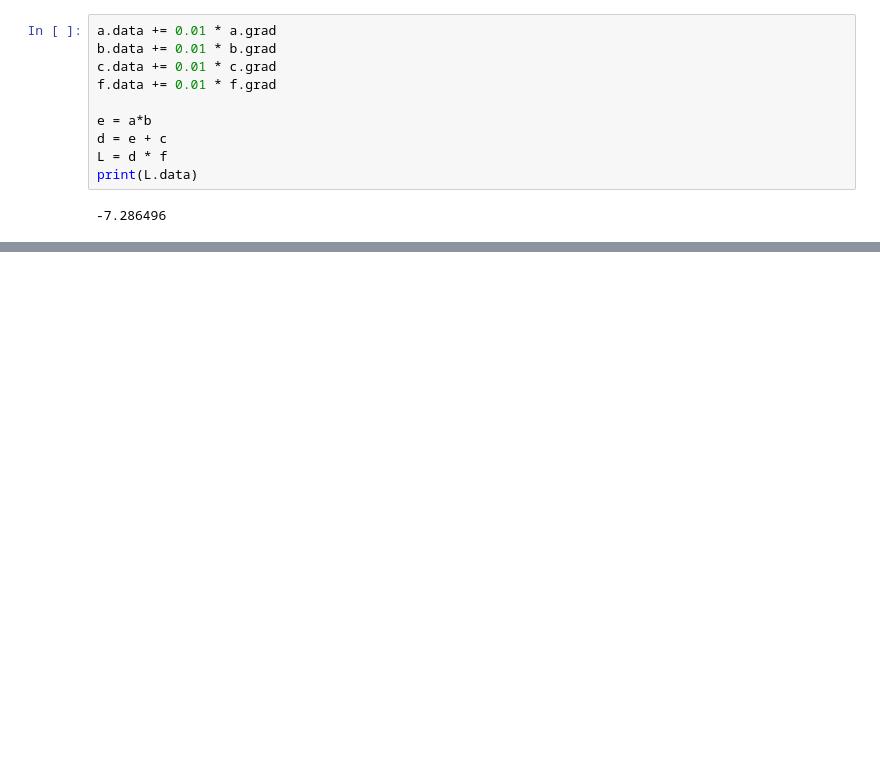
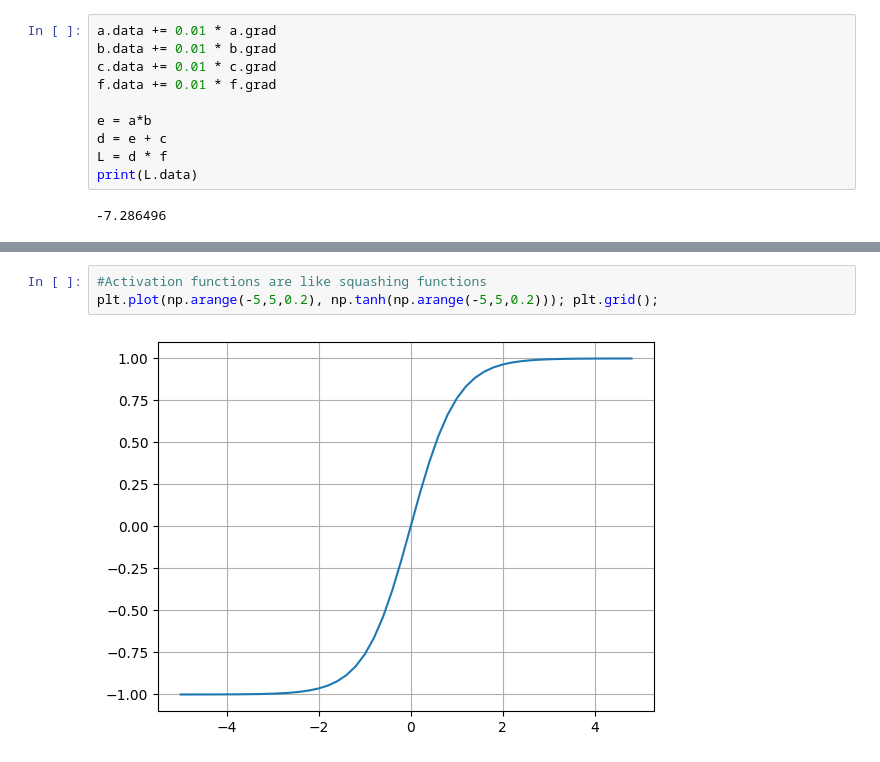
Before and after one commit to hafwaziri/Machine-Learning, a Jupyter notebook: Micrograd/micrograd.ipynb, the cells around one changed output, grey strips where cells are left out. Cells and saved outputs as stored; diff of their text form; blank space fills up the shorter version.

```diff
--- a/Micrograd/micrograd.ipynb
+++ b/Micrograd/micrograd.ipynb
@@ -181,0 +187,5 @@ lol()
+# %%
+#Activation functions are like squashing functions
+plt.plot(np.arange(-5,5,0.2), np.tanh(np.arange(-5,5,0.2))); plt.grid();
+# %% [output]
+[figure, added]
```
Also changed, not shown: parts of 5 cells of this notebook.
